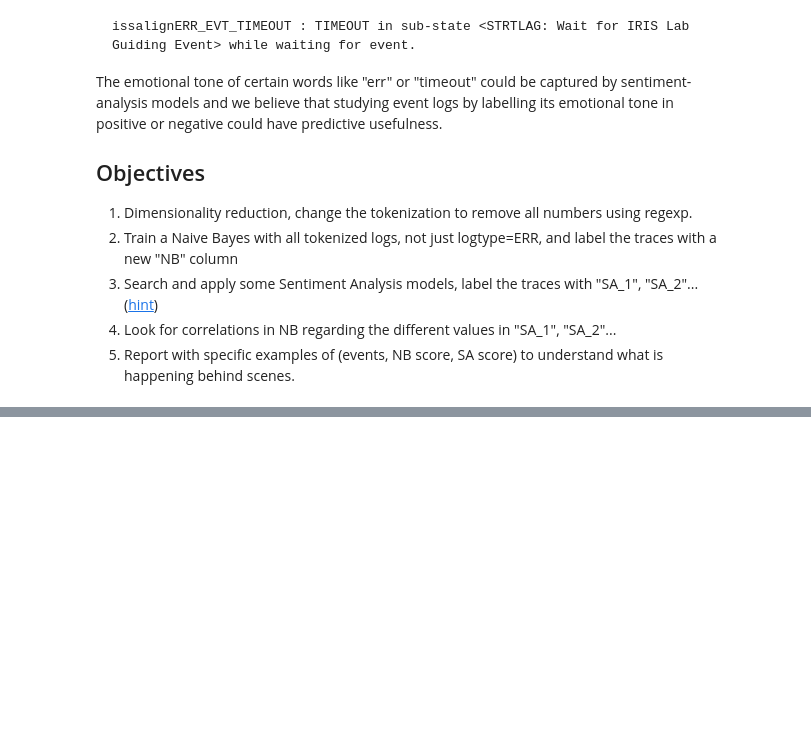
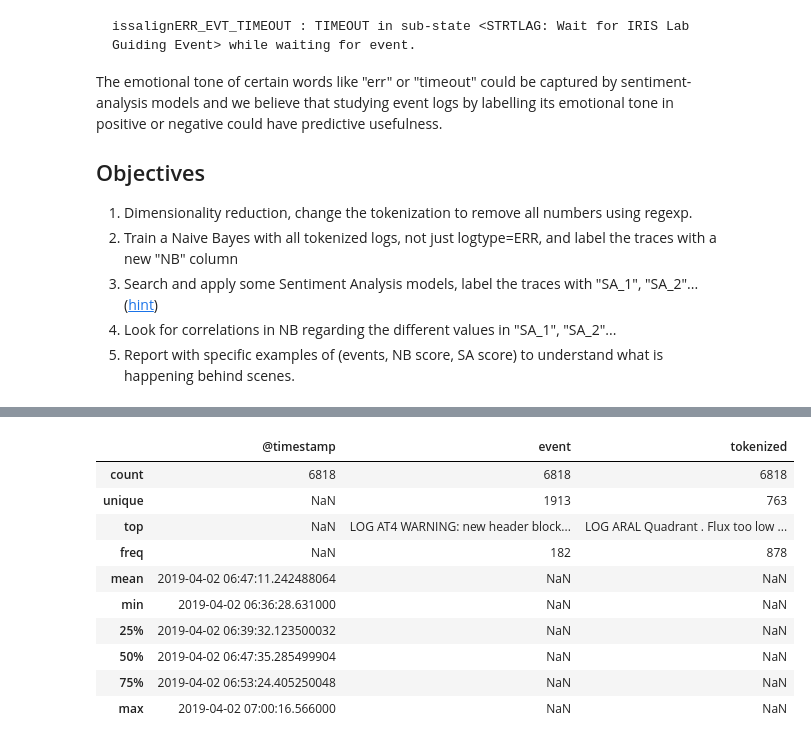
Before and after one commit to paranal-sw/collaborations-UFRO-2024-2s, a Jupyter notebook: 2-NB-SA-comparison/task_description.ipynb, the cells around one changed output, grey strips where cells are left out. Drawn from its saved outputs; the diff is of its cells as text; code cells hidden in the pictures; blank space fills up the shorter version.

```diff
--- a/2-NB-SA-comparison/task_description.ipynb
+++ b/2-NB-SA-comparison/task_description.ipynb
@@ -44,0 +158,15 @@ Requirement already satisfied: mdurl~=0.1 in /Users/jgil/Code/collaborations-UFR
+# %%
+# Note that thge number of different events decreased from 1913 to 763
+df_event.describe(include='all')
+# %% [output]
+|  | @timestamp | event | tokenized |
+| count | 6818 | 6818 | 6818 |
+| unique | NaN | 1913 | 763 |
+| top | NaN | LOG AT4 WARNING: new header block... | LOG ARAL Quadrant . Flux too low ... |
+| freq | NaN | 182 | 878 |
+| mean | 2019-04-02 06:47:11.242488064 | NaN | NaN |
+| min | 2019-04-02 06:36:28.631000 | NaN | NaN |
+| 25% | 2019-04-02 06:39:32.123500032 | NaN | NaN |
+| 50% | 2019-04-02 06:47:35.285499904 | NaN | NaN |
+| 75% | 2019-04-02 06:53:24.405250048 | NaN | NaN |
+| max | 2019-04-02 07:00:16.566000 | NaN | NaN |
```
Also changed, not shown: parts of 9 cells of this notebook, 1 other file.
